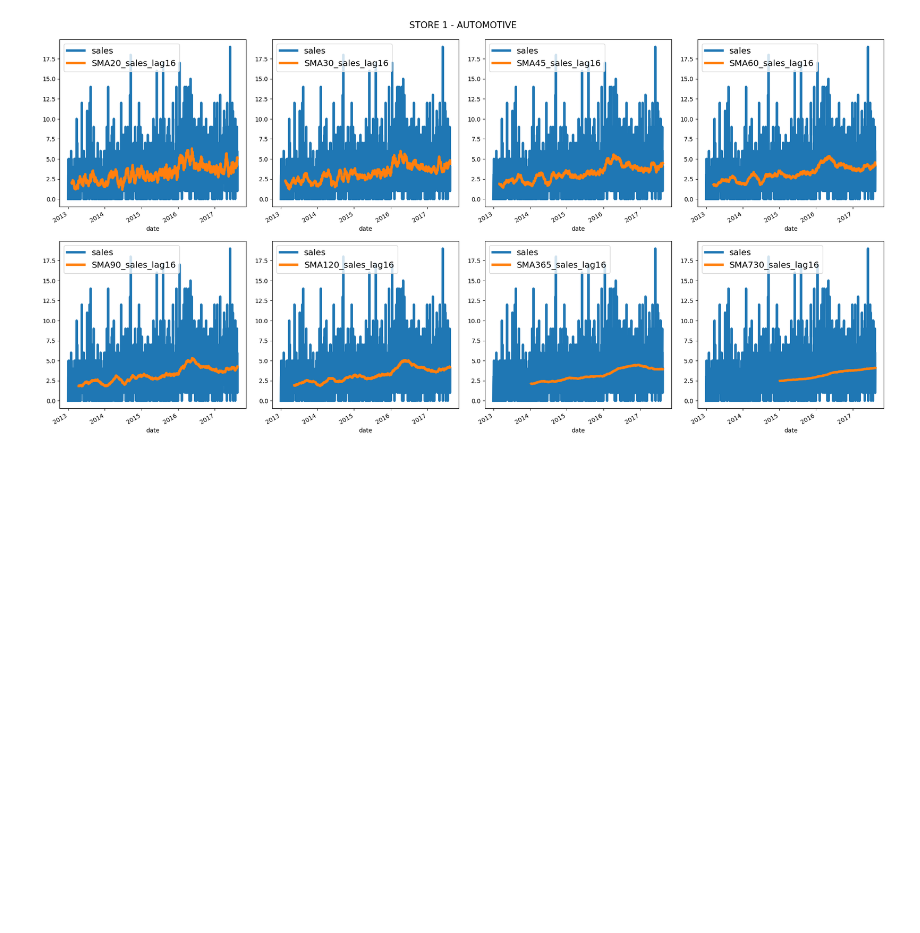
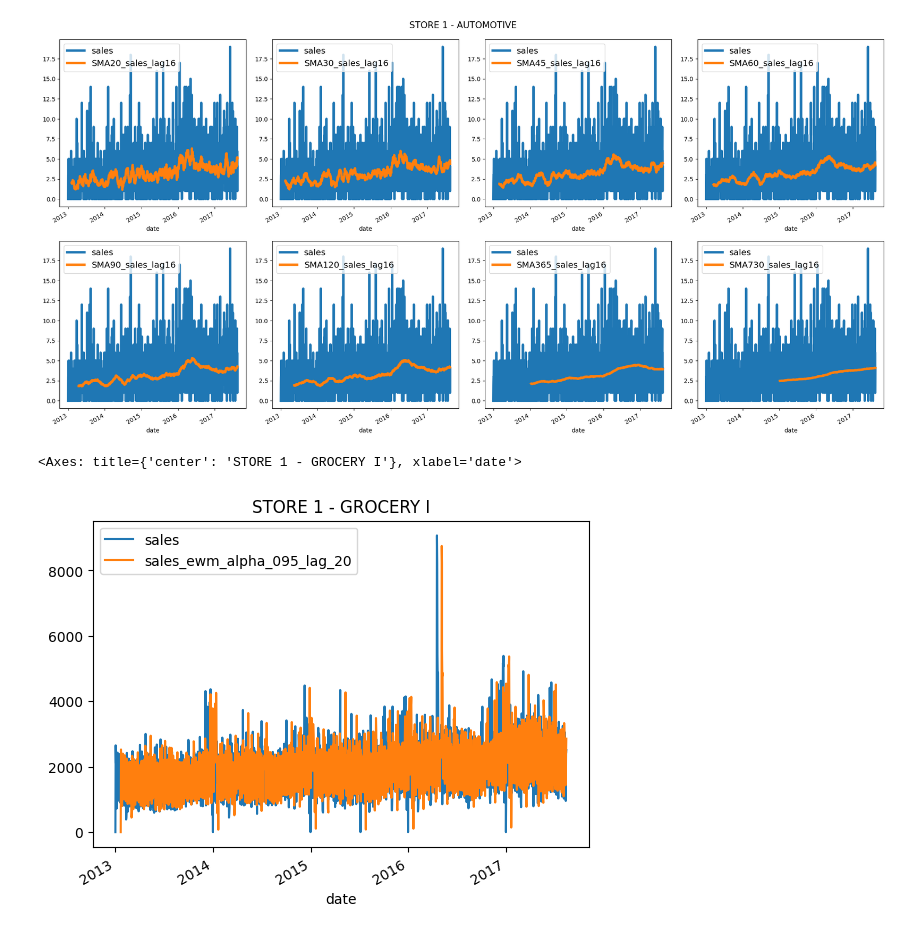
Before and after one commit to BWallyn/store-sales, a Jupyter notebook: notebooks/3.1-models-baseline.ipynb, the cells around one changed output. Drawn from its saved outputs; the diff is of its cells as text; code cells hidden in the pictures; blank space fills up the shorter version.

Commit message:
feat: exponential moving average

```diff
--- a/notebooks/3.1-models-baseline.ipynb
+++ b/notebooks/3.1-models-baseline.ipynb
@@ -16,6 +16,7 @@ from store_sales.pipelines.model_training.nodes import simple_moving_average
 ## 1.2 Options
 # %%
 lags = [20, 30, 45, 60, 90, 120, 365, 730]
+alphas = [0.95, 0.9, 0.8, 0.7, 0.5]
 # %% [markdown]
 ## 1.3 Dataset
 # %%
@@ -48,3 +49,14 @@ plt.tight_layout(pad = 1.5)
 plt.show()
 # %% [output]
 [figure]
+# %%
+df_ea = exponential_moving_average(df_train, alphas=alphas, lags=lags)
+# %%
+(
+    df_ea[(df_ea.store_nbr == 1) & (df_ea.family == "GROCERY I")]
+    .set_index("date")[["sales", "sales_ewm_alpha_095_lag_20"]]
+    .plot(title = "STORE 1 - GROCERY I")
+)
+# %% [output]
+<Axes: title={'center': 'STORE 1 - GROCERY I'}, xlabel='date'>
+[figure, added]
```
Also changed, not shown: parts of 2 cells of this notebook.
